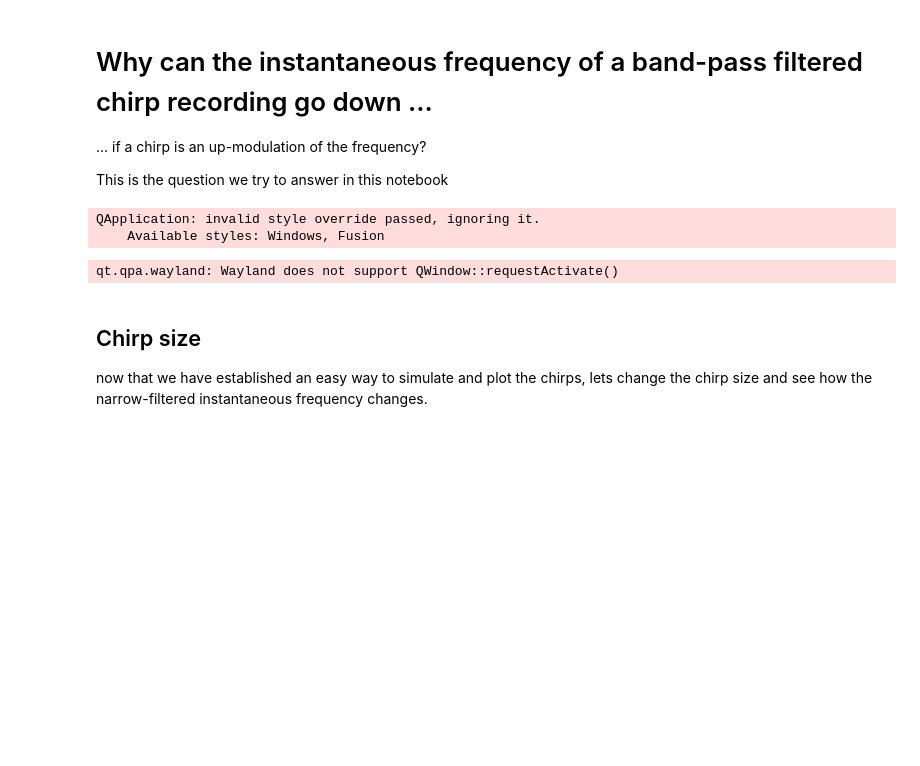
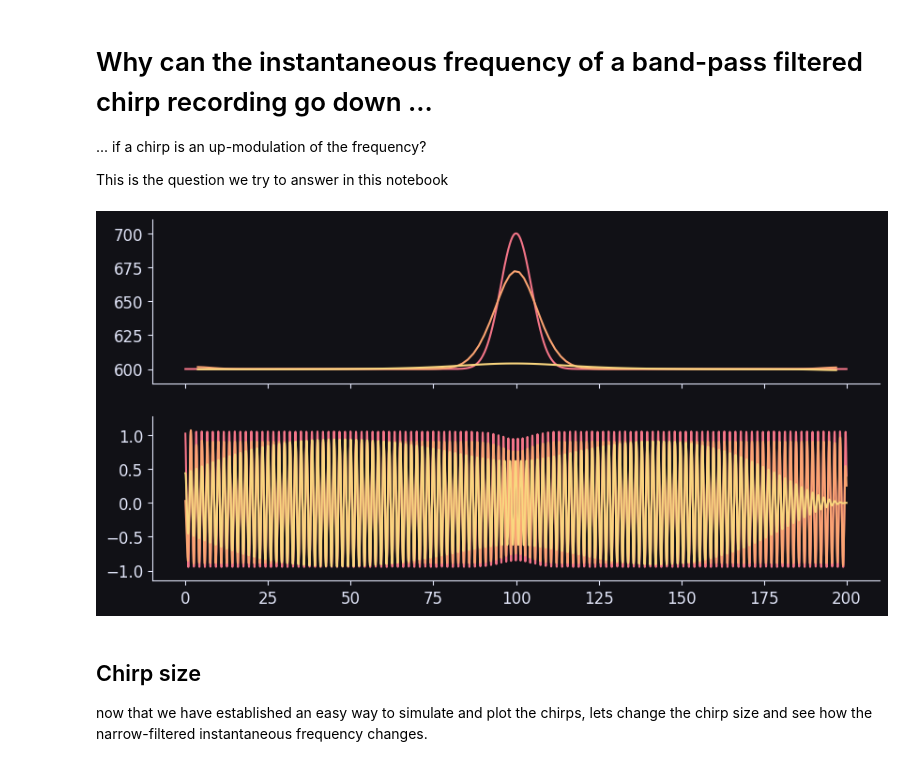
Before and after one commit to weygoldt/gp-chirpdetector, a Jupyter notebook: chirp_instantaneous_freq/chirp_exploration.ipynb, the cells around one changed output. Saved outputs shown, nothing was run; the diff lists cells and outputs as text; code cells hidden in the pictures; blank space fills up the shorter version.

Commit message:
added plots to readme

```diff
--- a/chirp_instantaneous_freq/chirp_exploration.ipynb
+++ b/chirp_instantaneous_freq/chirp_exploration.ipynb
@@ -8,16 +8,16 @@ import matplotlib.pyplot as plt
 import numpy as np
 import thunderfish.fakefish as ff
 from filters import instantaneous_frequency, bandpass_filter
-%matplotlib qt
+from plotstyle import PlotStyle
+
+# %matplotlib qt
+ps = PlotStyle()
 
 # parameters that stay the same
 samplerate = 20000
 duration = 0.2
 chirp_freq = 5
 smooth = 3
-# %% [output]
-QApplication: invalid style override passed, ignoring it.
-    Available styles: Windows, Fusion
 # %%
 def make_chirp(eodf, size, width, kurtosis, contrast, phase0):
 
@@ -51,40 +51,40 @@ def filtered_chirp(eodf, size, width, kurtosis, contrast, phase0):
     chirp_trace, chirp = make_chirp(
         eodf = eodf,
         size = size,
         width = width,
         kurtosis = kurtosis,
         contrast = contrast,
         phase0 = phase0,
     )
 
     # apply filters
     narrow_filtered = bandpass_filter(chirp, samplerate, eodf-10, eodf+10)
     narrow_freqtime, narrow_freq = instantaneous_frequency(narrow_filtered, samplerate, smooth)
     broad_filtered = bandpass_filter(chirp, samplerate, eodf-300, eodf+300)
     broad_freqtime, broad_freq = instantaneous_frequency(broad_filtered, samplerate, smooth)
 
     original = (time, chirp_trace, chirp)
     broad = (broad_freqtime, broad_freq, broad_filtered)
     narrow = (narrow_freqtime, narrow_freq, narrow_filtered)
 
     return original, broad, narrow
 
 def plot(original, broad, narrow, axs):
 
-    axs[0].plot(original[0], original[1], label='chirp trace')
-    axs[0].plot(broad[0], broad[1], label='broad filtered')
-    axs[0].plot(narrow[0], narrow[1], label='narrow filtered')
-    axs[1].plot(original[0], original[2], label='unfiltered')
-    axs[1].plot(original[0], broad[2], label='broad filtered')
-    axs[1].plot(original[0], narrow[2], label='narrow filtered')
+    axs[0].plot(original[0]*1000, original[1], label='chirp trace', color=ps.gblue1)
+    axs[0].plot(broad[0]*1000, broad[1], label='broad filtered', color=ps.gblue2)
+    axs[0].plot(narrow[0]*1000, narrow[1], label='narrow filtered', color=ps.gblue3)
+    axs[1].plot(original[0]*1000, original[2], label='unfiltered', color=ps.gblue1)
+    axs[1].plot(original[0]*1000, broad[2], label='broad filtered', color=ps.gblue2)
+    axs[1].plot(original[0]*1000, narrow[2], label='narrow filtered', color=ps.gblue3)
 
 original, broad, narrow = filtered_chirp(600, 100, 0.02, 1, 0.1, 0)
 fig, axs = plt.subplots(2, 1, figsize=(10, 5), sharex=True)
 plot(original, broad, narrow, axs)
 fig.align_labels()
 plt.show()
 # %% [output]
-qt.qpa.wayland: Wayland does not support QWindow::requestActivate()
+[figure, added]
 # %% [markdown]
 ## Chirp size
 now that we have established an easy way to simulate and plot the chirps, lets change the chirp size and see how the narrow-filtered instantaneous frequency changes.
```
Also changed, not shown: parts of 3 cells of this notebook, 8 other files.
